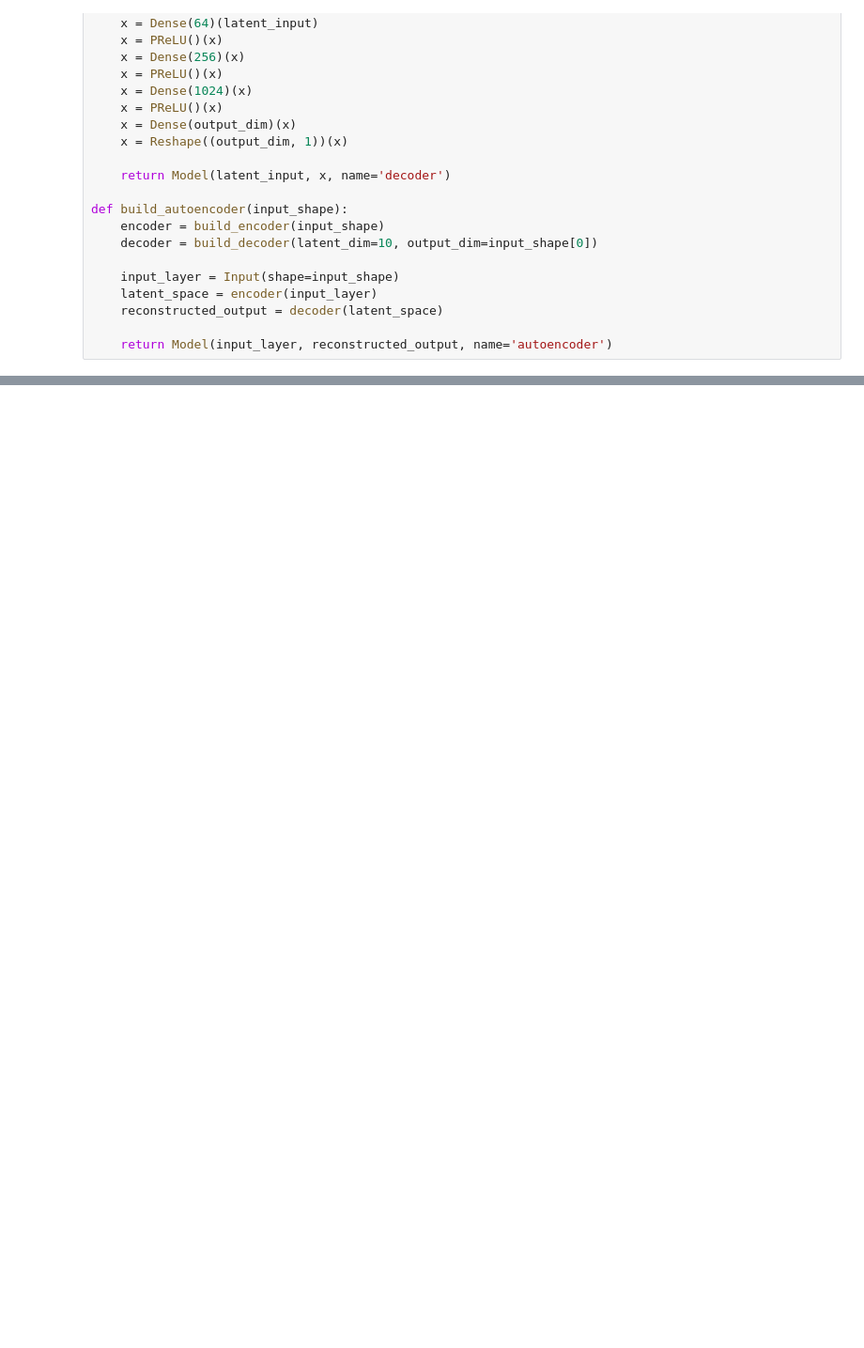
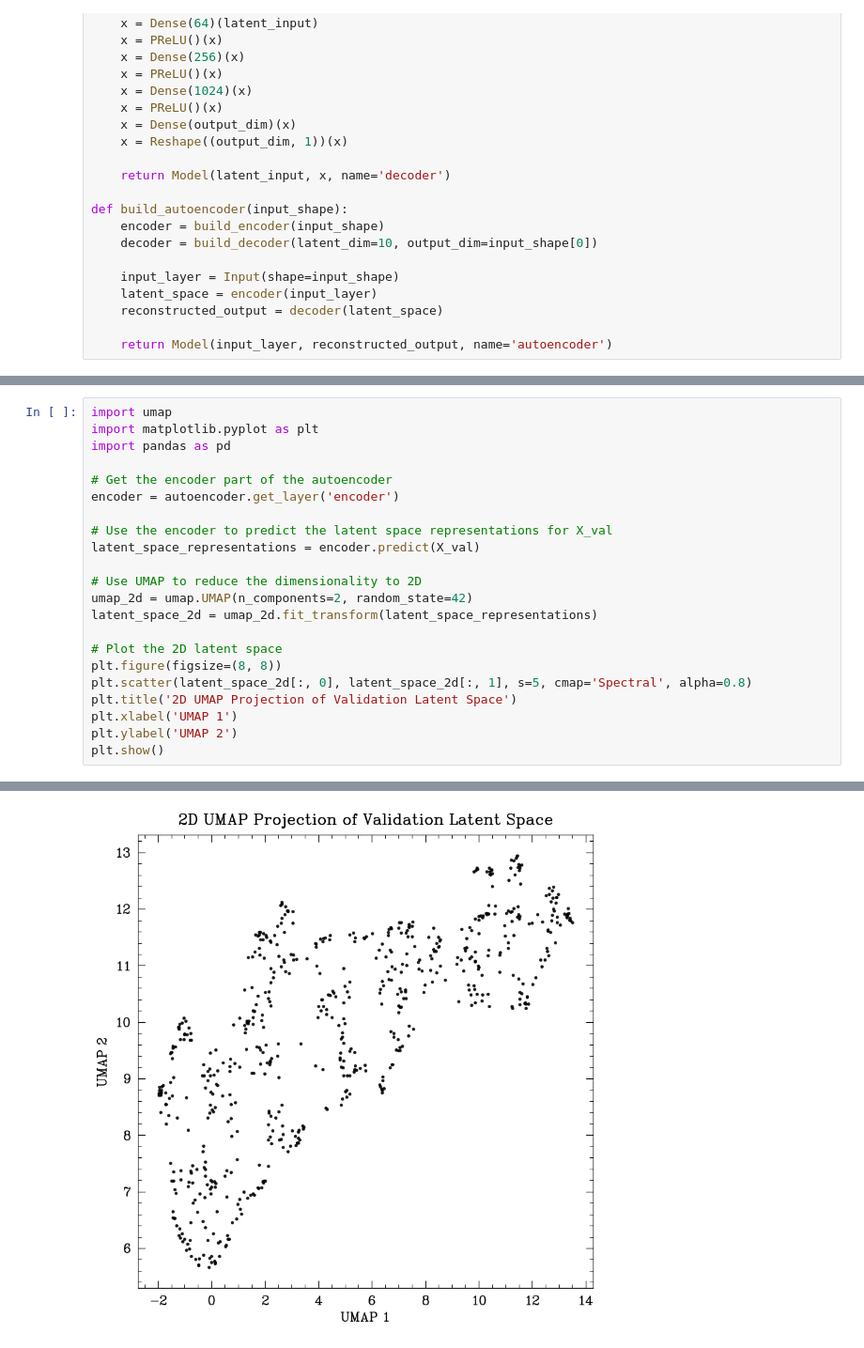
Before and after one commit to thissop/AGN-UMAP, a Jupyter notebook: code/monthly/july2024/wk4/sdss/code/tf-approach.ipynb, the cells around one changed output, grey strips where cells are left out. Shown at 94% size. Drawn from its saved outputs; the diff is of its cells as text; blank space fills up the shorter version.

```diff
--- a/code/monthly/july2024/wk4/sdss/code/tf-approach.ipynb
+++ b/code/monthly/july2024/wk4/sdss/code/tf-approach.ipynb
@@ -111,0 +221,23 @@ plt.show()
+# %%
+import umap
+import matplotlib.pyplot as plt
+import pandas as pd
+
+# Get the encoder part of the autoencoder
+encoder = autoencoder.get_layer('encoder')
+
+# Use the encoder to predict the latent space representations for X_val
+latent_space_representations = encoder.predict(X_val)
+
+# Use UMAP to reduce the dimensionality to 2D
+umap_2d = umap.UMAP(n_components=2, random_state=42)
+latent_space_2d = umap_2d.fit_transform(latent_space_representations)
+
+# Plot the 2D latent space
+plt.figure(figsize=(8, 8))
+plt.scatter(latent_space_2d[:, 0], latent_space_2d[:, 1], s=5, cmap='Spectral', alpha=0.8)
+plt.title('2D UMAP Projection of Validation Latent Space')
+plt.xlabel('UMAP 1')
+plt.ylabel('UMAP 2')
+plt.show()
+# %% [output]
@@ -111,0 +245 @@ plt.show()
+[figure, added]
```
Also changed, not shown: parts of 7 cells of this notebook.
